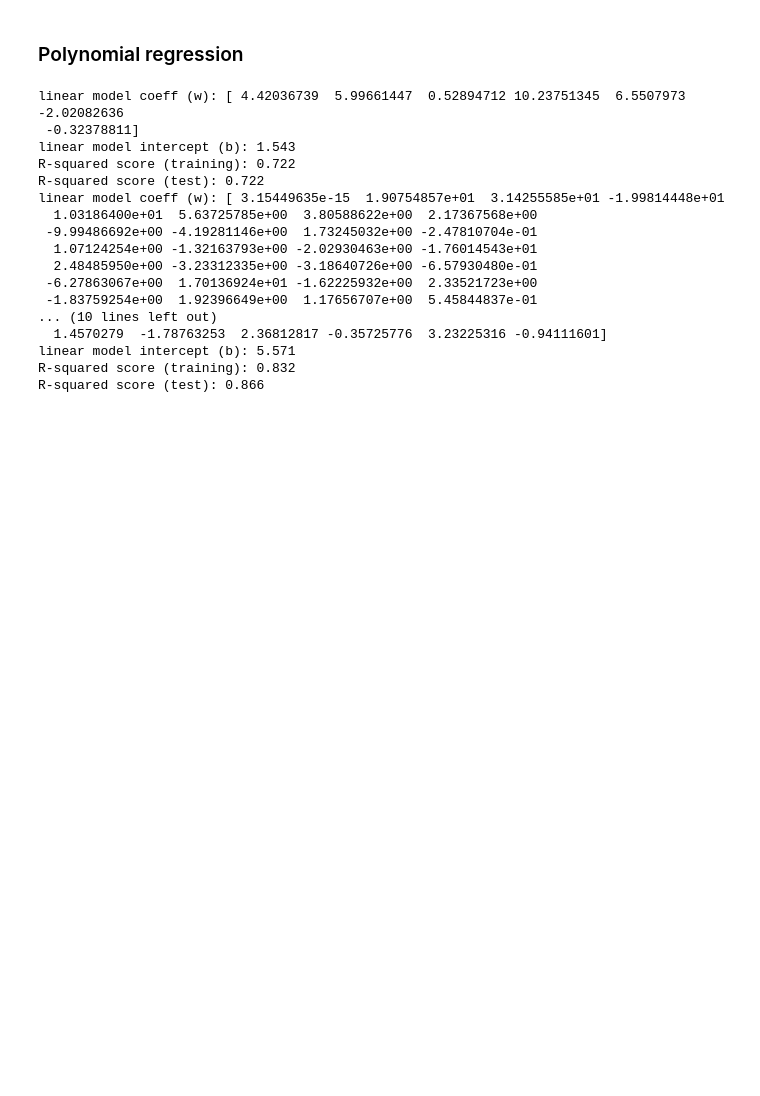
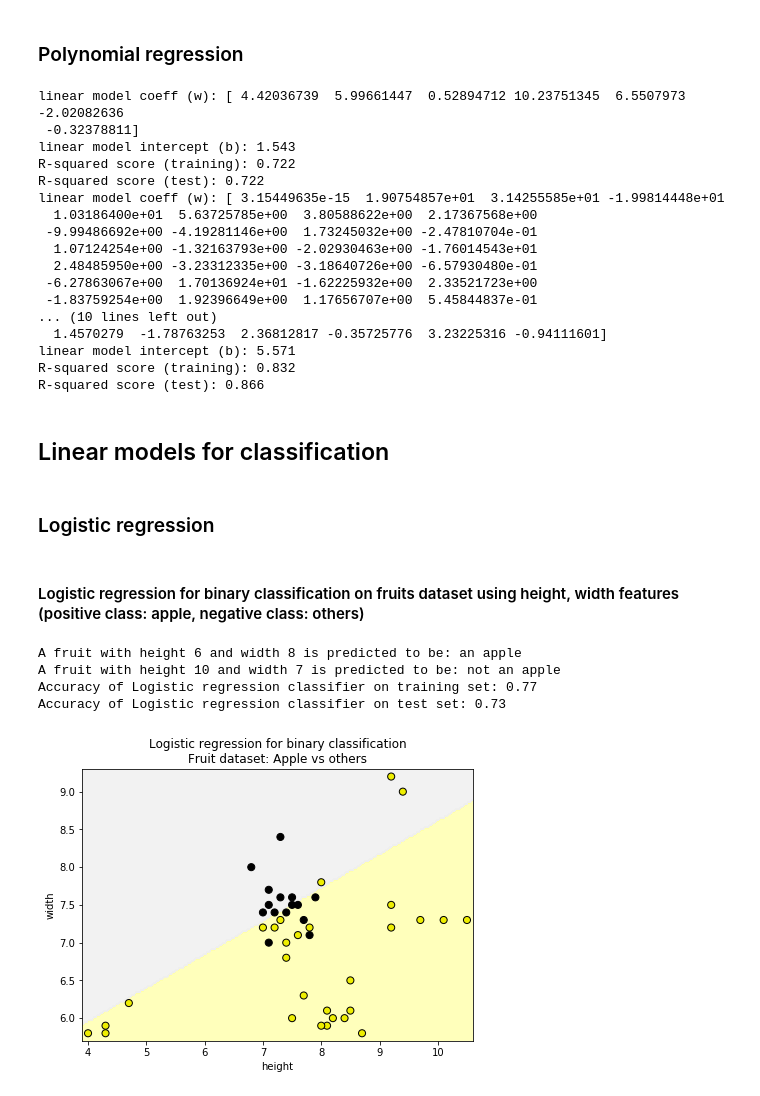
Before and after one commit to djaballah/Applied-Machine-Learning, a Jupyter notebook: module 2/module2-notebook.ipynb, the cells around one changed output. Saved outputs shown, nothing was run; the diff lists cells and outputs as text; code cells hidden in the pictures; blank space fills up the shorter version.

Commit message:
Add classification with logistic regression part to module 2

```diff
--- a/module 2/module2-notebook.ipynb
+++ b/module 2/module2-notebook.ipynb
@@ -438,3 +438,48 @@ linear model coeff (w): [ 3.15449635e-15  1.90754857e+01  3.14255585e+01 -1.9981
 linear model intercept (b): 5.571
 R-squared score (training): 0.832
 R-squared score (test): 0.866
+# %% [markdown]
+## Linear models for classification
+# %% [markdown]
+### Logistic regression
+# %% [markdown]
+#### Logistic regression for binary classification on fruits dataset using height, width features (positive class: apple, negative class: others)
+# %%
+from sklearn.linear_model import LogisticRegression
+from adspy_shared_utilities import (plot_class_regions_for_classifier_subplot)
+
+fig, subaxes = plt.subplots(1, 1, figsize=(7, 5))
+y_fruits_appl = y_fruits_2d == 1
+X_train, X_test, y_train, y_test = train_test_split(X_fruits_2d.as_matrix(),
+                                                     y_fruits_appl.as_matrix(),
+                                                     random_state=0)
+
+clf = LogisticRegression(C=100)
+clf.fit(X_train, y_train)
+plot_class_regions_for_classifier_subplot(clf, X_train, y_train, None,
+                                         None, 'Logistic regression \
+for binary classification\nFruit dataset: Apple vs others',
+                                         subaxes)
+
+h = 6
+w = 8
+print('A fruit with height {} and width {} is predicted to be: {}'
+     .format(h,w, ['not an apple', 'an apple'][clf.predict([[h, w]])[0]]))
+
+h = 10
+w = 7
+print('A fruit with height {} and width {} is predicted to be: {}'
+     .format(h,w, ['not an apple', 'an apple'][clf.predict([[h,w]])[0]]))
+subaxes.set_xlabel('height')
+subaxes.set_ylabel('width')
+
+print('Accuracy of Logistic regression classifier on training set: {:.2f}'
+     .format(clf.score(X_train, y_train)))
+print('Accuracy of Logistic regression classifier on test set: {:.2f}'
+     .format(clf.score(X_test, y_test)))
+# %% [output]
+A fruit with height 6 and width 8 is predicted to be: an apple
+A fruit with height 10 and width 7 is predicted to be: not an apple
+Accuracy of Logistic regression classifier on training set: 0.77
+Accuracy of Logistic regression classifier on test set: 0.73
+[figure, added]
```
Also changed, not shown: parts of 5 cells of this notebook.
